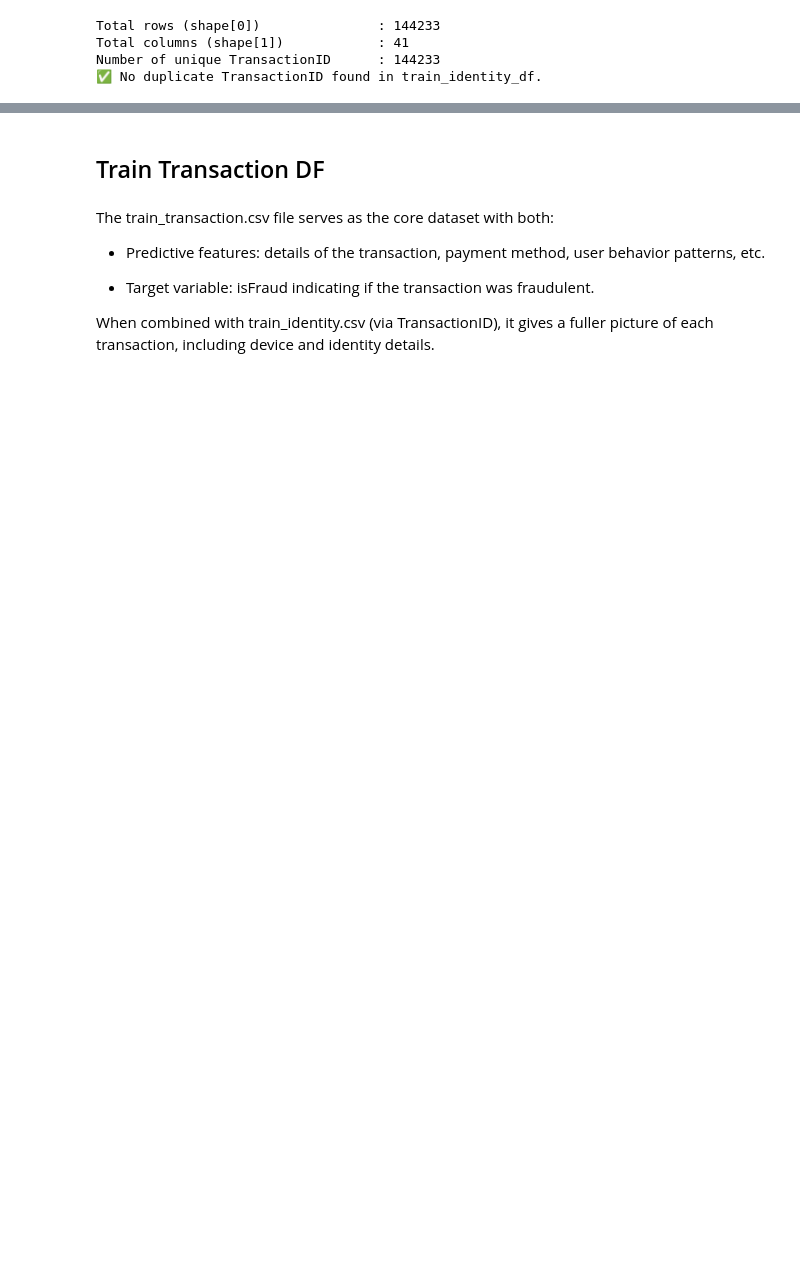
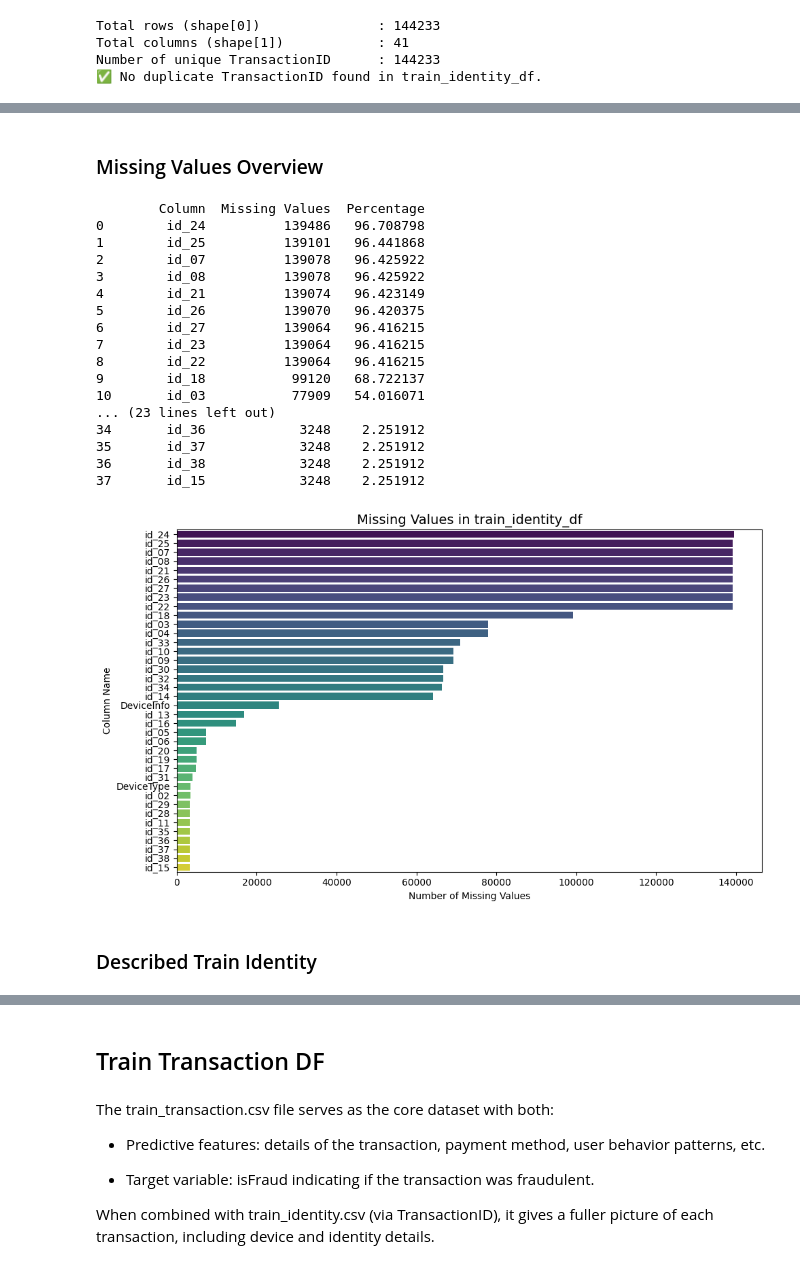
Before and after one commit to FillipusAditya/fraud-detection-ieee-cis, a Jupyter notebook: main.ipynb, the cells around one changed output, grey strips where cells are left out. Drawn from its saved outputs; the diff is of its cells as text; code cells hidden in the pictures; blank space fills up the shorter version.

```diff
--- a/main.ipynb
+++ b/main.ipynb
@@ -64,0 +251,25 @@ Index(['TransactionID', 'id_01', 'id_02', 'id_03', 'id_04', 'id_05', 'id_06',
+# %% [markdown]
+### Missing Values Overview
+# %%
+plot_missing_values(train_identity_df, title="Missing Values in train_identity_df")
+# %% [output]
+        Column  Missing Values  Percentage
+0        id_24          139486   96.708798
+1        id_25          139101   96.441868
+2        id_07          139078   96.425922
+3        id_08          139078   96.425922
+4        id_21          139074   96.423149
+5        id_26          139070   96.420375
+6        id_27          139064   96.416215
+7        id_23          139064   96.416215
+8        id_22          139064   96.416215
+9        id_18           99120   68.722137
+10       id_03           77909   54.016071
+... (23 lines left out)
+34       id_36            3248    2.251912
+35       id_37            3248    2.251912
+36       id_38            3248    2.251912
+37       id_15            3248    2.251912
+[figure, added]
+# %% [markdown]
+### Described Train Identity
```
Also changed, not shown: parts of 72 cells of this notebook.
